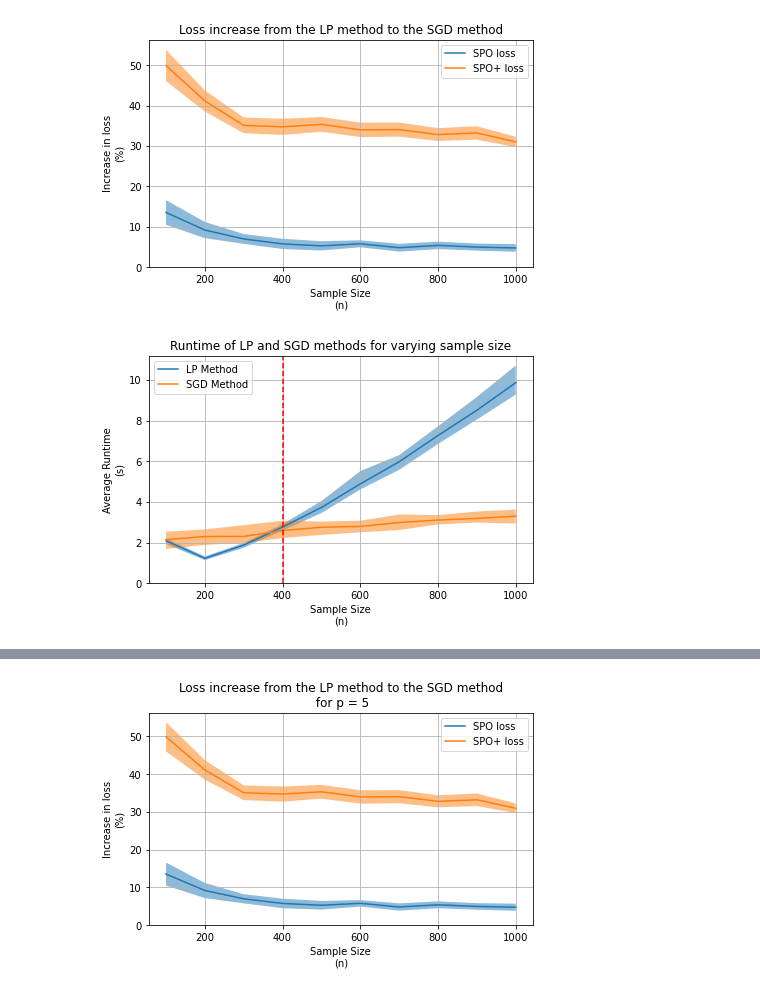
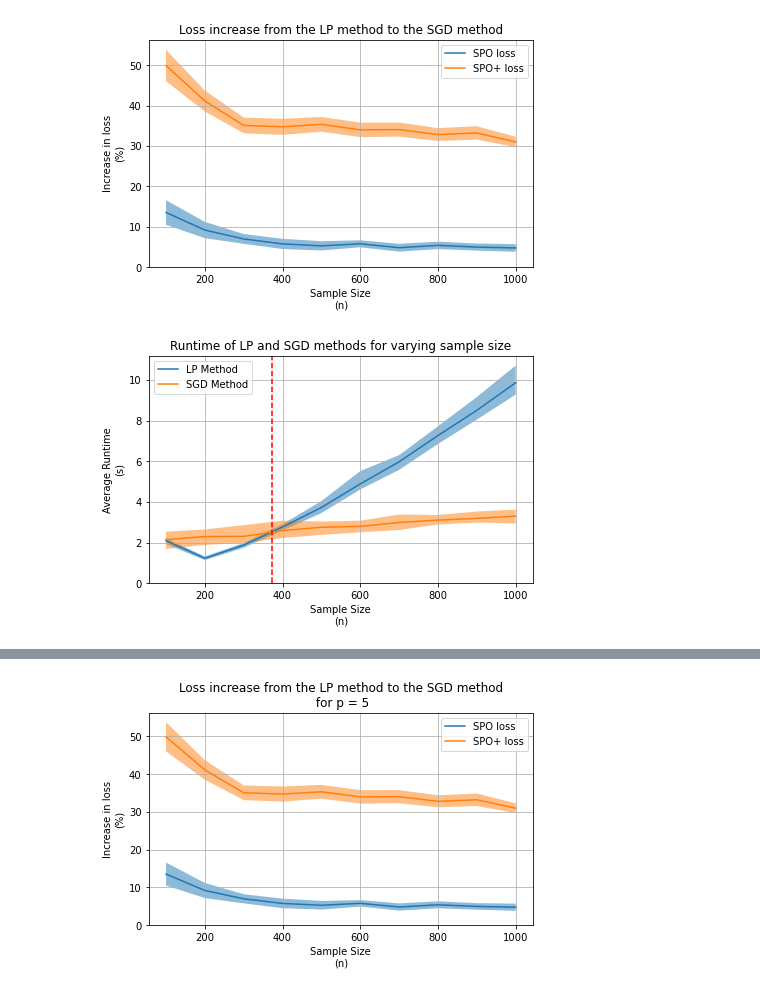
Before and after one commit to michaelzcjia/smart_predict_optimize, a Jupyter notebook: FurtherResultsAnalysis.ipynb, the cells around one changed output, grey strips where cells are left out. Saved outputs shown, nothing was run; the diff lists cells and outputs as text; code cells hidden in the pictures.

Commit message:
Bigger Experiment Plots

```diff
--- a/FurtherResultsAnalysis.ipynb
+++ b/FurtherResultsAnalysis.ipynb
@@ -73,21 +53,21 @@ runtimeLB = runtimes.groupby('n').quantile(0.025)
 # %%
 plt.plot(runtimemeans.index,runtimemeans['direct_runtime'], label='LP Method')
 plt.fill_between(runtimemeans.index,runtimeLB['direct_runtime'],runtimeUB['direct_runtime'], alpha=0.5)
 
 plt.plot(runtimemeans.index,runtimemeans['SGD_runtime'], label='SGD Method')
 plt.fill_between(runtimemeans.index,runtimeLB['SGD_runtime'],runtimeUB['SGD_runtime'], alpha=0.5)
 #plt.axhline(0, c='k')
 plt.ylim(0)
 plt.legend()
 plt.xlabel('Sample Size\n(n)')
 plt.ylabel('Average Runtime\n(s)')
 plt.title('Runtime of LP and SGD methods for varying sample size')
 plt.tight_layout(pad=0.1)
 plt.grid()
-plt.axvline(400,c='r',linestyle='--')
+plt.axvline(372,c='r',linestyle='--')
 plt.savefig('Runtime.png')
 # %% [output]
-[figure, old version]
+[figure, new version]
 # %%
 SPOlosses = results[['SPO_loss_SGD','SPO_loss_direct']]
 SPO_plus_losses = results[['SPO_plus_loss_SGD','SPO_plus_loss_direct']]
```
Also changed, not shown: parts of 2 cells of this notebook.
